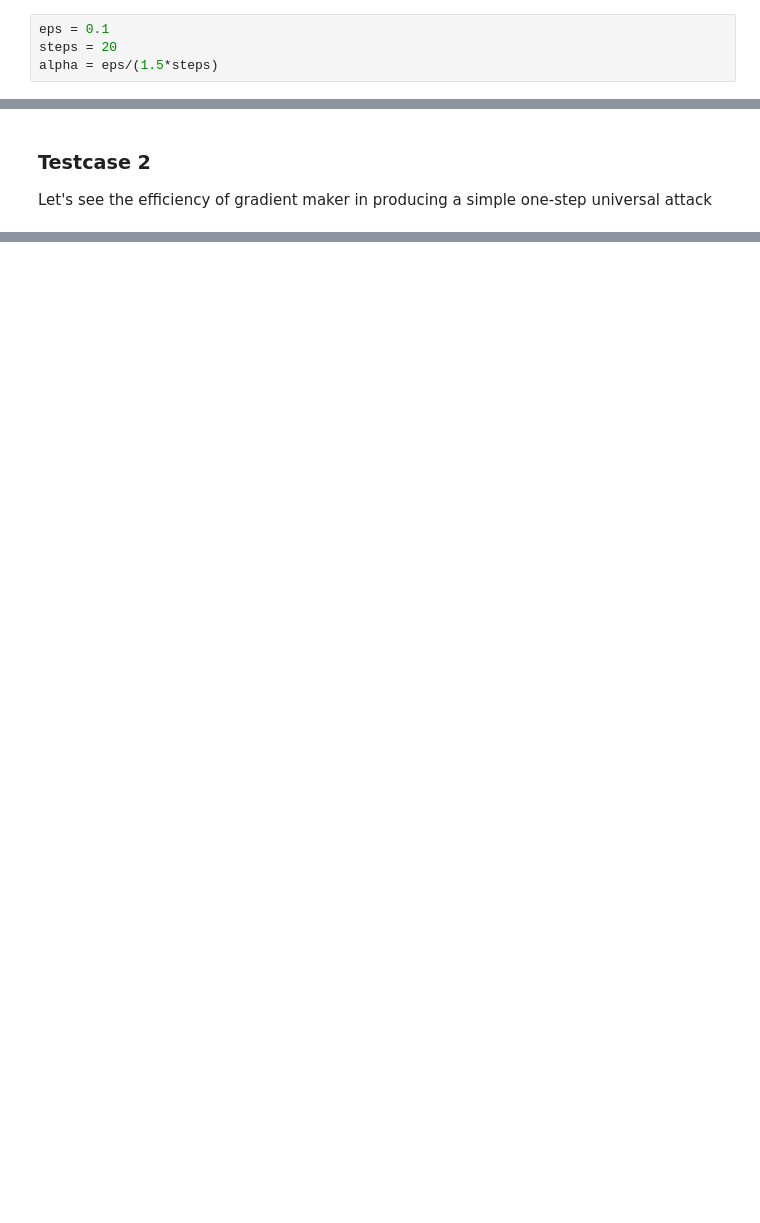
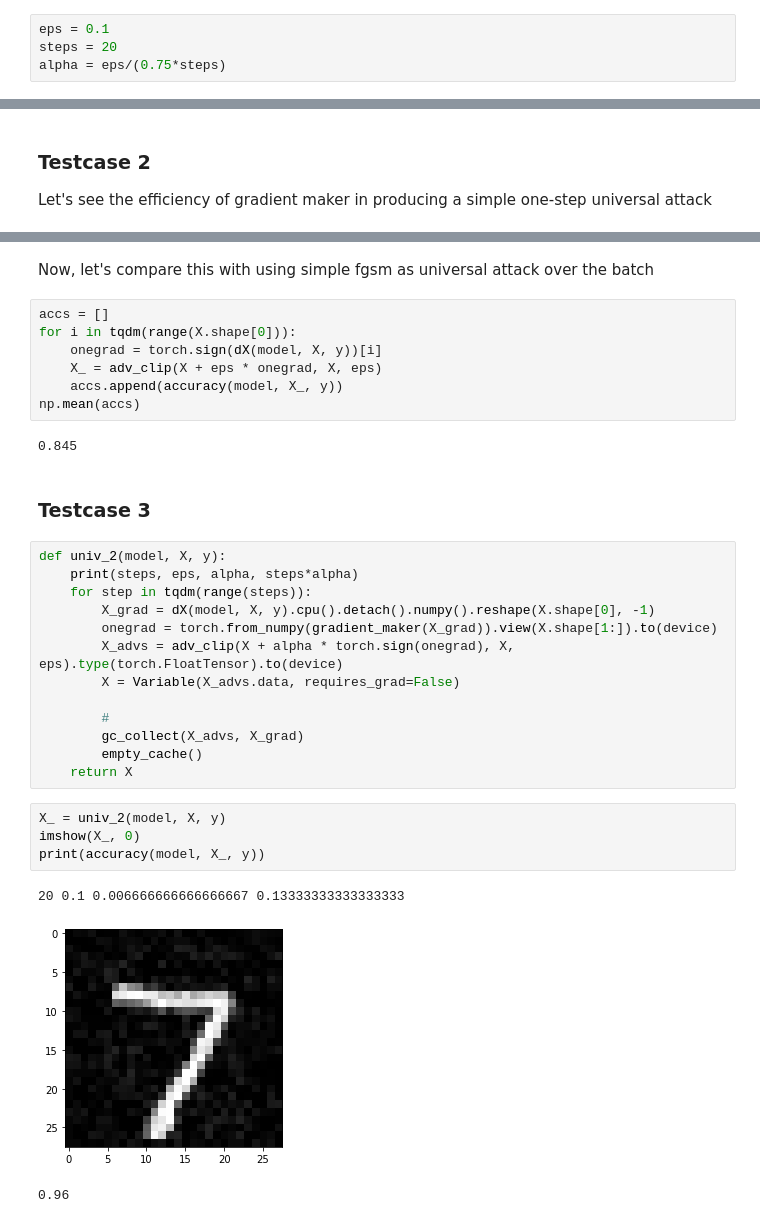
Before and after one commit to m-mehabadi/grad-maker, a Jupyter notebook: _notebooks/UniversalAttackGenerator.ipynb, the cells around one changed output, grey strips where cells are left out. Saved outputs shown, nothing was run; the diff lists cells and outputs as text; blank space fills up the shorter version.

Commit message:
Working on the gradient_maker

```diff
--- a/_notebooks/UniversalAttackGenerator.ipynb
+++ b/_notebooks/UniversalAttackGenerator.ipynb
@@ -330,7 +214,7 @@ def imshow(X, index):
 # %%
 eps = 0.1
 steps = 20
-alpha = eps/(1.5*steps)
+alpha = eps/(0.75*steps)
 # %%
 X, y = next(iter(test_loader))
 X, y = X.to(device), y.to(device)
@@ -383,0 +262,34 @@ print(accuracy(model, univ_1(model, X, y, alpha), y))
+# %% [markdown]
+Now, let's compare this with using simple fgsm as universal attack over the batch
+# %%
+accs = []
+for i in tqdm(range(X.shape[0])):
+    onegrad = torch.sign(dX(model, X, y))[i]
+    X_ = adv_clip(X + eps * onegrad, X, eps)
+    accs.append(accuracy(model, X_, y))
+np.mean(accs)
+# %% [output]
+0.845
+# %% [markdown]
+### Testcase 3
+# %%
+def univ_2(model, X, y):
+    print(steps, eps, alpha, steps*alpha)
+    for step in tqdm(range(steps)):
+        X_grad = dX(model, X, y).cpu().detach().numpy().reshape(X.shape[0], -1)
+        onegrad = torch.from_numpy(gradient_maker(X_grad)).view(X.shape[1:]).to(device)
+        X_advs = adv_clip(X + alpha * torch.sign(onegrad), X, eps).type(torch.FloatTensor).to(device)
+        X = Variable(X_advs.data, requires_grad=False)
+
+        #
+        gc_collect(X_advs, X_grad)
+        empty_cache()
+    return X
+# %%
+X_ = univ_2(model, X, y)
+imshow(X_, 0)
+print(accuracy(model, X_, y))
+# %% [output]
+20 0.1 0.006666666666666667 0.13333333333333333
+[figure, added]
+0.96
```
Also changed, not shown: parts of 21 cells of this notebook.
